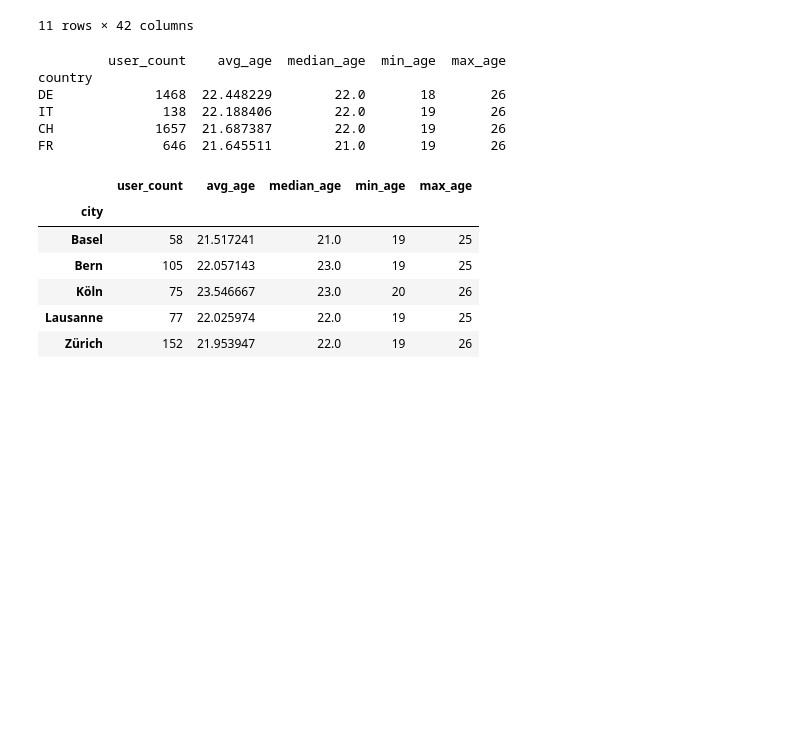
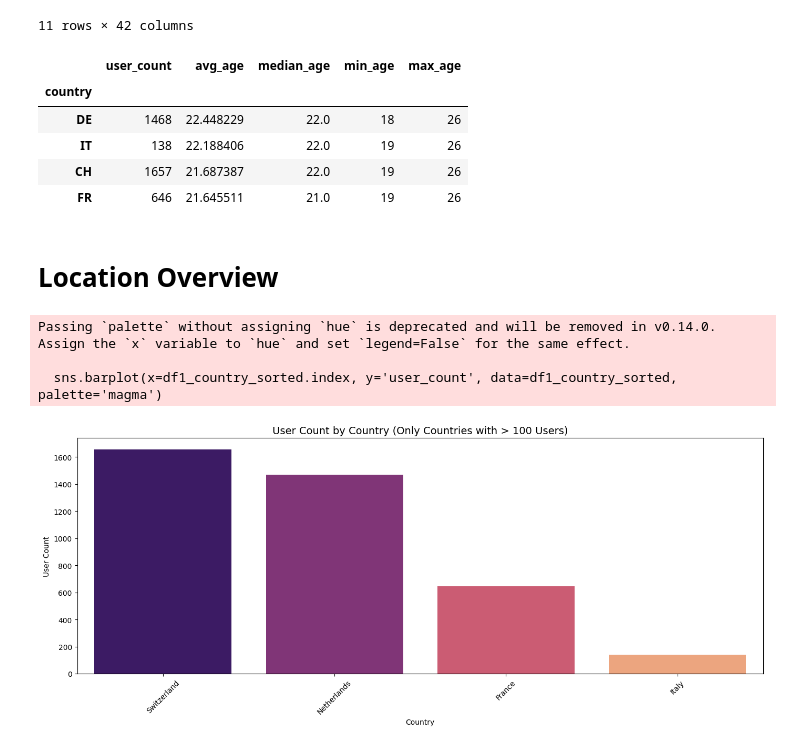
Before and after one commit to kai2233/cohort-a-socio, a Jupyter notebook: notebooks/jason.ipynb, the cells around one changed output. Cells and saved outputs as stored; diff of their text form; code cells hidden in the pictures; blank space fills up the shorter version.

```diff
--- a/notebooks/jason.ipynb
+++ b/notebooks/jason.ipynb
@@ -99,7 +81,7 @@ df1.describe(include='all')
 | max | NaN | NaN | 28.000000 | NaN | 1.000000 | 30.000000 | 164425.000000 | ... |
 11 rows × 42 columns
 # %%
-df1 = (
+df1_country = (
     df1.groupby('country')
       .agg(
           user_count=('age', 'count'),
@@ -112,29 +94,41 @@ df1 = (
       .sort_values(by='avg_age', ascending=False)  # Optional: sort by avg age
 )
 
-print(df1)
+df1_country
 # %% [output]
-         user_count    avg_age  median_age  min_age  max_age
-country
-DE             1468  22.448229        22.0       18       26
-IT              138  22.188406        22.0       19       26
-CH             1657  21.687387        22.0       19       26
-FR              646  21.645511        21.0       19       26
+|  | user_count | avg_age | median_age | min_age | max_age |
+| country |  |  |  |  |  |
+| DE | 1468 | 22.448229 | 22.0 | 18 | 26 |
+| IT | 138 | 22.188406 | 22.0 | 19 | 26 |
+| CH | 1657 | 21.687387 | 22.0 | 19 | 26 |
+| FR | 646 | 21.645511 | 21.0 | 19 | 26 |
-# %%
-df2_city =df2.groupby('city').agg(
-          user_count=('age', 'count'),
-          avg_age=('age', 'mean'),
-          median_age=('age', 'median'),
-          min_age=('age', 'min'),
-          max_age=('age', 'max')
-      ).query('user_count > 50')  # Filter countries with >100 users.sort_values(by='avg_age', ascending=False)  # Optional: sort by avg age
-
-df2_city
-# %% [output]
-|  | user_count | avg_age | median_age | min_age | max_age |
-| city |  |  |  |  |  |
-| Basel | 58 | 21.517241 | 21.0 | 19 | 25 |
-| Bern | 105 | 22.057143 | 23.0 | 19 | 25 |
-| Köln | 75 | 23.546667 | 23.0 | 20 | 26 |
-| Lausanne | 77 | 22.025974 | 22.0 | 19 | 25 |
-| Zürich | 152 | 21.953947 | 22.0 | 19 | 26 |
+# %%
+# Rename countries
+df1_country.rename(index={
+    'CH': 'Switzerland',
+    'DE': 'Netherlands',
+    'FR': 'France',
+    'IT': 'Italy'
+}, inplace=True)
+# %% [markdown]
+# Location Overview
+# %%
+
+# Sort by user count (optional, descending)
+df1_country_sorted = df1_country.sort_values(by='user_count', ascending=False)
+
+# Plot user count by country
+plt.figure(figsize=(14, 6))
+sns.barplot(x=df1_country_sorted.index, y='user_count', data=df1_country_sorted, palette='magma')
+
+plt.title('User Count by Country (Only Countries with > 100 Users)', fontsize=14)
+plt.xlabel('Country')
+plt.ylabel('User Count')
+plt.xticks(rotation=45)
+plt.tight_layout()
+plt.show()
+# %% [output]
+Passing `palette` without assigning `hue` is deprecated and will be removed in v0.14.0. Assign the `x` variable to `hue` and set `legend=False` for the same effect.
+
+  sns.barplot(x=df1_country_sorted.index, y='user_count', data=df1_country_sorted, palette='magma')
+[figure, added]
```
Also changed, not shown: parts of 8 cells of this notebook.
